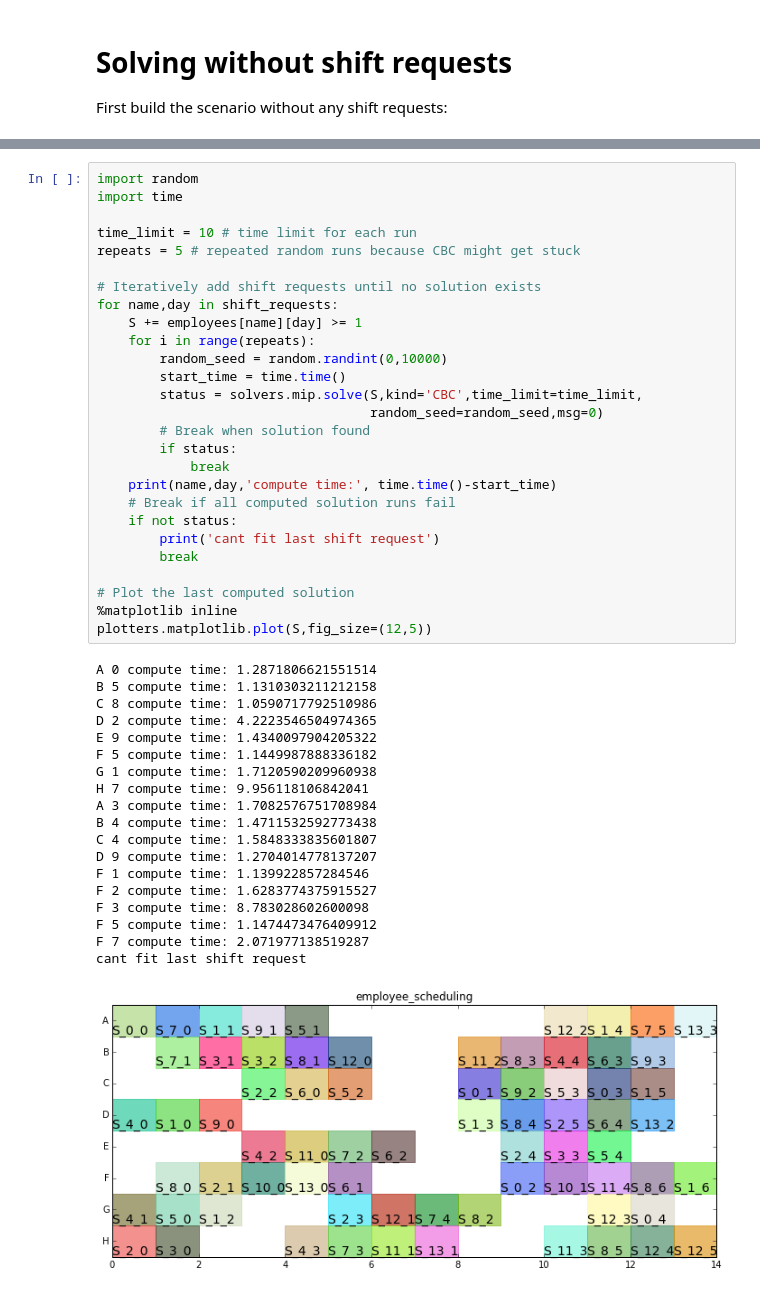
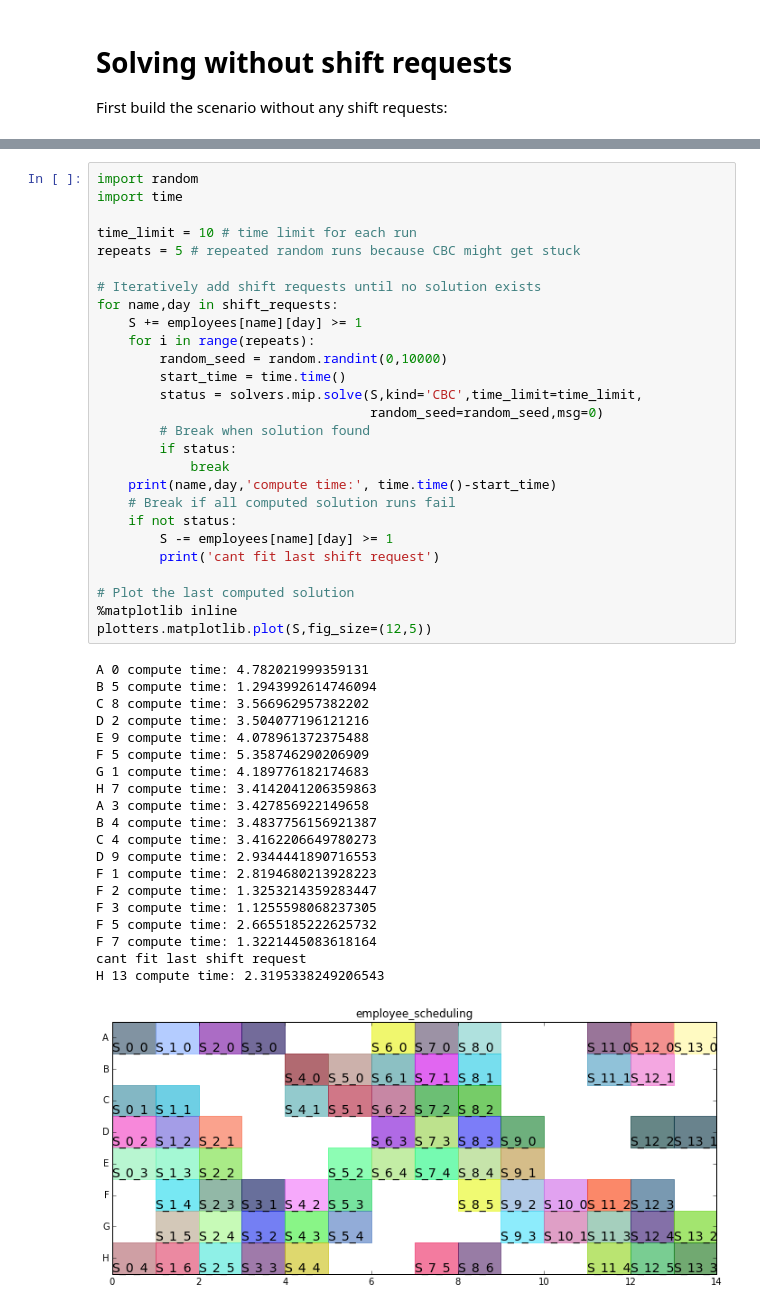
Before and after one commit to timnon/pyschedule-notebooks, a Jupyter notebook: employee-scheduling.ipynb, the cells around one changed output, grey strips where cells are left out. Saved outputs shown, nothing was run; the diff lists cells and outputs as text.

```diff
--- a/employee-scheduling.ipynb
+++ b/employee-scheduling.ipynb
@@ -123,47 +123,48 @@ To include shift requests, we use the following heuristic: iteratively add reque
 # %%
 import random
 import time
 
 time_limit = 10 # time limit for each run
 repeats = 5 # repeated random runs because CBC might get stuck
 
 # Iteratively add shift requests until no solution exists
 for name,day in shift_requests:
     S += employees[name][day] >= 1
     for i in range(repeats):
         random_seed = random.randint(0,10000)
         start_time = time.time()
         status = solvers.mip.solve(S,kind='CBC',time_limit=time_limit,
                                    random_seed=random_seed,msg=0)
         # Break when solution found
         if status:
             break
     print(name,day,'compute time:', time.time()-start_time)
     # Break if all computed solution runs fail
     if not status:
+        S -= employees[name][day] >= 1
         print('cant fit last shift request')
-        break
 
 # Plot the last computed solution
 %matplotlib inline
 plotters.matplotlib.plot(S,fig_size=(12,5))
 # %% [output]
-A 0 compute time: 1.2871806621551514
-B 5 compute time: 1.1310303211212158
-C 8 compute time: 1.0590717792510986
-D 2 compute time: 4.2223546504974365
-E 9 compute time: 1.4340097904205322
-F 5 compute time: 1.1449987888336182
-G 1 compute time: 1.7120590209960938
-H 7 compute time: 9.956118106842041
-A 3 compute time: 1.7082576751708984
-B 4 compute time: 1.4711532592773438
-C 4 compute time: 1.5848333835601807
-D 9 compute time: 1.2704014778137207
-F 1 compute time: 1.139922857284546
-F 2 compute time: 1.6283774375915527
-F 3 compute time: 8.783028602600098
-F 5 compute time: 1.1474473476409912
-F 7 compute time: 2.071977138519287
+A 0 compute time: 4.782021999359131
+B 5 compute time: 1.2943992614746094
+C 8 compute time: 3.566962957382202
+D 2 compute time: 3.504077196121216
+E 9 compute time: 4.078961372375488
+F 5 compute time: 5.358746290206909
+G 1 compute time: 4.189776182174683
+H 7 compute time: 3.4142041206359863
+A 3 compute time: 3.427856922149658
+B 4 compute time: 3.4837756156921387
+C 4 compute time: 3.4162206649780273
+D 9 compute time: 2.9344441890716553
+F 1 compute time: 2.8194680213928223
+F 2 compute time: 1.3253214359283447
+F 3 compute time: 1.1255598068237305
+F 5 compute time: 2.6655185222625732
+F 7 compute time: 1.3221445083618164
 cant fit last shift request
+H 13 compute time: 2.3195338249206543
-[figure, old version]
+[figure, new version]
```
Also changed, not shown: parts of 2 cells of this notebook, 2 other files.
